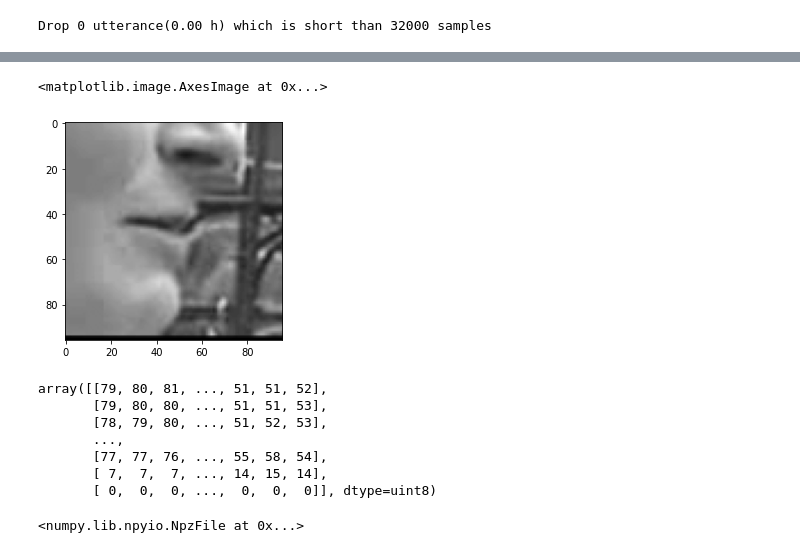
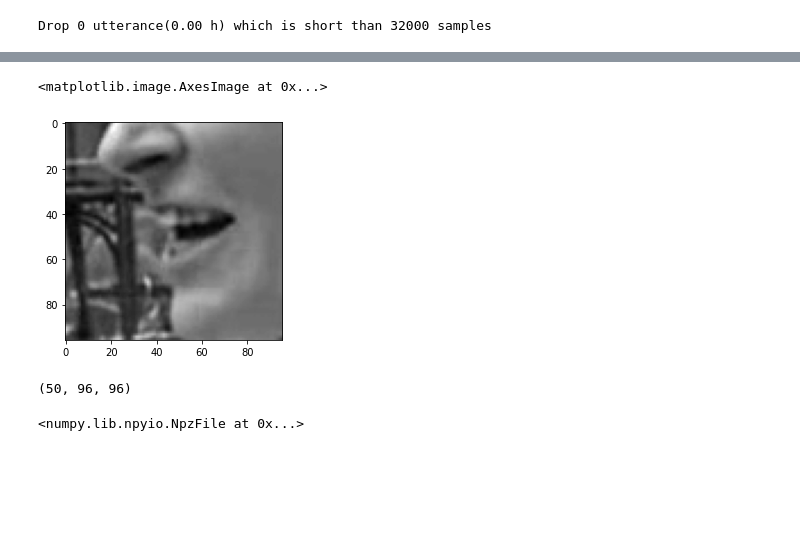
Before and after one commit to Tworan/MyGraduationProject, a Jupyter notebook: data/check_data.ipynb, the cells around one changed output, grey strips where cells are left out. Saved outputs shown, nothing was run; the diff lists cells and outputs as text; code cells hidden in the pictures; blank space fills up the shorter version.

```diff
--- a/data/check_data.ipynb
+++ b/data/check_data.ipynb
@@ -15,20 +48,14 @@ loadata = np.load('/home/photon/Datasets/av-datas/lrs2_rebuild/mouths/5535496873
 # %%
 import matplotlib.pyplot as plt
 
-plt.imshow(loadata['data'][0][:, ::-1], cmap='gray')
+plt.imshow(loadata['data'][40], cmap='gray')
 # %% [output]
 <matplotlib.image.AxesImage at 0x...>
-[figure, old version]
+[figure, new version]
 # %%
-loadata['data'][0][:, ::-1]
+loadata['data'].shape
 # %% [output]
-array([[79, 80, 81, ..., 51, 51, 52],
-       [79, 80, 80, ..., 51, 51, 53],
-       [78, 79, 80, ..., 51, 52, 53],
-       ...,
-       [77, 77, 76, ..., 55, 58, 54],
-       [ 7,  7,  7, ..., 14, 15, 14],
-       [ 0,  0,  0, ...,  0,  0,  0]], dtype=uint8)
+(50, 96, 96)
 # %%
 np.load('/home/photon/Datasets/av-datas/lrs2_rebuild/mouths/5535496873950688380_00015.npz')
 # %% [output]
```
Also changed, not shown: parts of 5 cells of this notebook, 9 other files.
